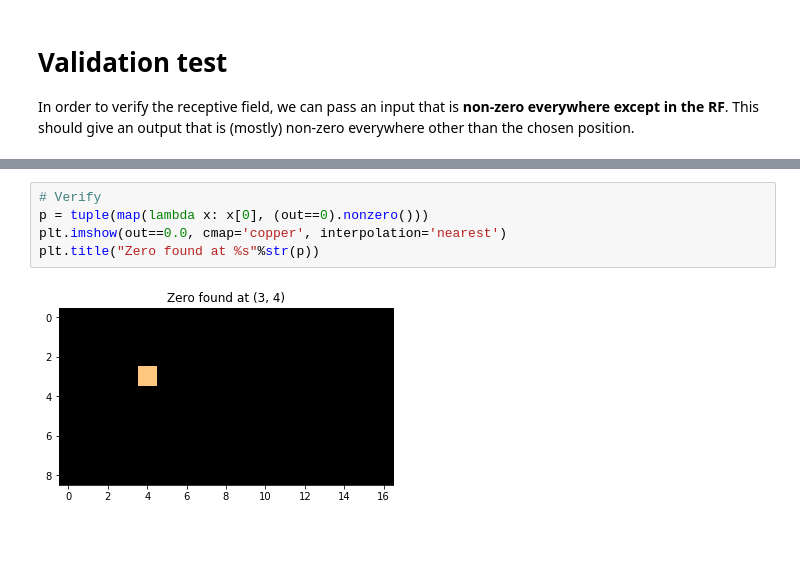
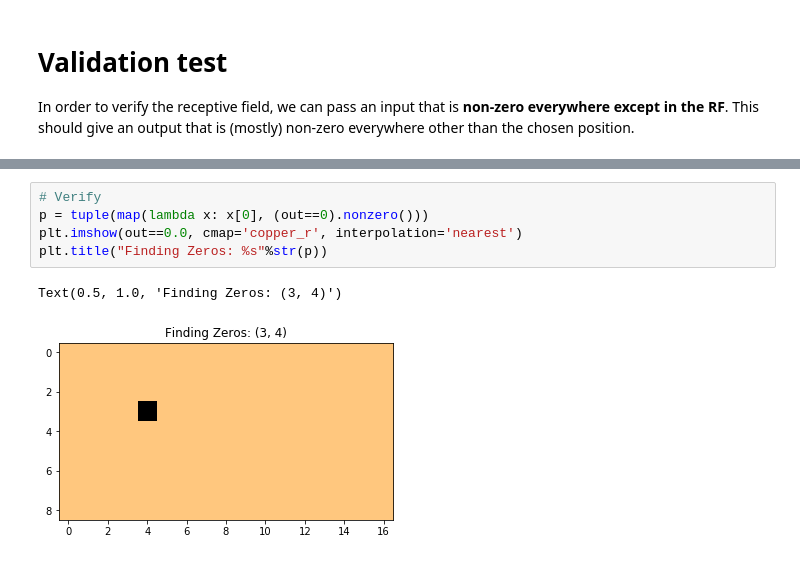
Before and after one commit to ksanjeevan/simple-receptive-field, a Jupyter notebook: demo.ipynb, the cells around one changed output, grey strips where cells are left out. Drawn from its saved outputs; the diff is of its cells as text.

Commit message:
added verification code and plots

```diff
--- a/demo.ipynb
+++ b/demo.ipynb
@@ -67,7 +69,8 @@ plt.title("Output heatmap")
 # %%
 # Verify
 p = tuple(map(lambda x: x[0], (out==0).nonzero()))
-plt.imshow(out==0.0, cmap='copper', interpolation='nearest')
-plt.title("Zero found at %s"%str(p))
+plt.imshow(out==0.0, cmap='copper_r', interpolation='nearest')
+plt.title("Finding Zeros: %s"%str(p))
 # %% [output]
+Text(0.5, 1.0, 'Finding Zeros: (3, 4)')
-[figure, old version]
+[figure, new version]
```
Also changed, not shown: parts of 4 cells of this notebook, 2 other files.
